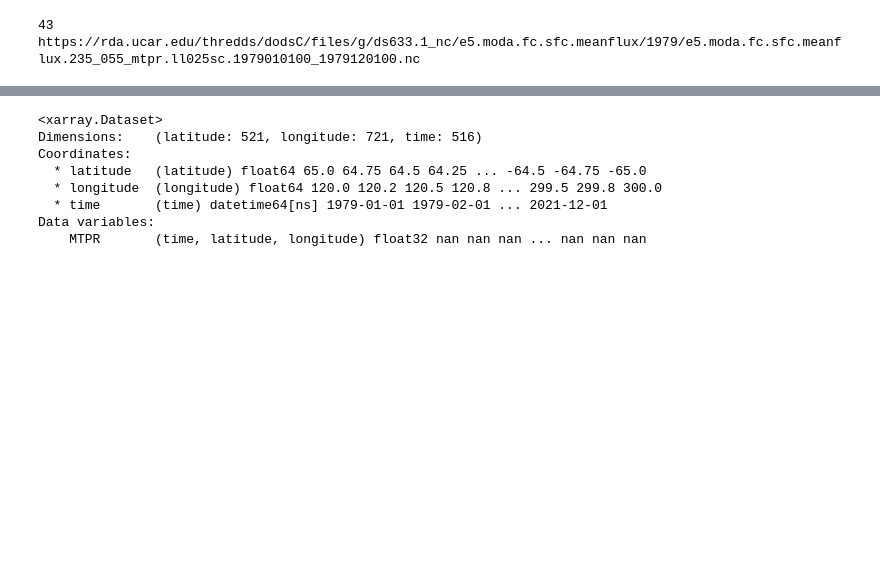
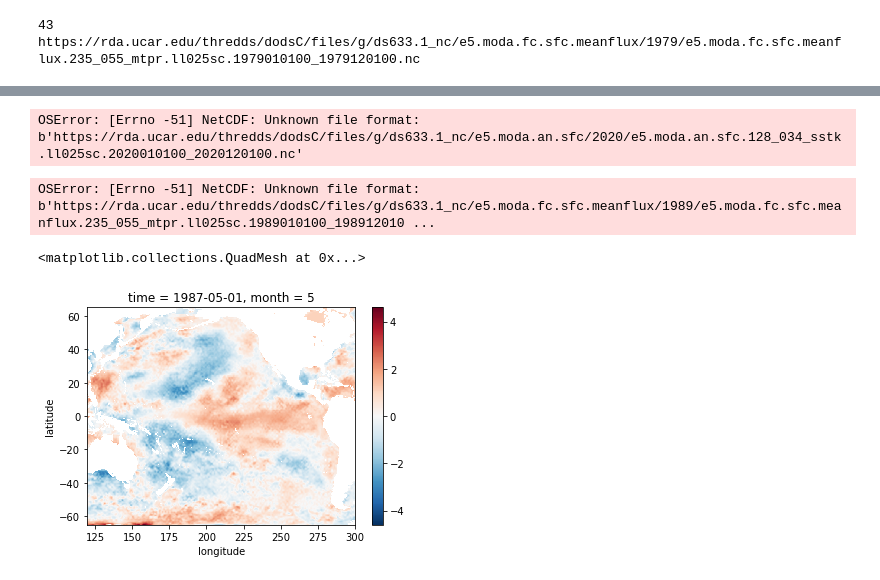
Before and after one commit to atmsillinois/time-series-and-eofs-MingshiYangUIUC, a Jupyter notebook: hw4.ipynb, the cells around one changed output, grey strips where cells are left out. Cells and saved outputs as stored; diff of their text form; code cells hidden in the pictures; blank space fills up the shorter version.

```diff
--- a/hw4.ipynb
+++ b/hw4.ipynb
@@ -110,29 +115,46 @@ lsm.to_netcdf('data/lsm.nc')
 # Unit: K
 ds_t = xr.open_mfdataset(file_list_t, parallel=True, chunks={"time": "50MB"})
 ds_t = ds_t['SSTK'].sel(latitude=slice(65,-65),longitude=slice(120,300)).compute()
+ds_t.to_netcdf('data/t_total.nc')
 ds_t_mean = ds_t.mean(dim='time')
+ds_t_mean.to_netcdf('data/t_mean.nc')
 ds_t_anom = ds_t - ds_t_mean
 ds_t_anom.to_netcdf('data/t_anomaly.nc')
 ds_t_anom_sea = ds_t - ds_t_mean.where(lsm==0)
 ds_t_anom_sea.to_netcdf('data/t_anomaly_sea.nc')
+# %% [output]
+OSError: [Errno -51] NetCDF: Unknown file format: b'https://rda.ucar.edu/thredds/dodsC/files/g/ds633.1_nc/e5.moda.an.sfc/2020/e5.moda.an.sfc.128_034_sstk.ll025sc.2020010100_2020120100.nc'
 # %%
 # Unit: kg m**-2 s**-1
 ds_p = xr.open_mfdataset(file_list_p, parallel=True, chunks={"time": "50MB"})
 ds_p = ds_p['MTPR'].sel(latitude=slice(65,-65),longitude=slice(120,300)).compute()
+ds_p.to_netcdf('data/p_total.nc')
 ds_p_mean = ds_p.mean(dim='time')
+ds_p_mean.to_netcdf('data/p_mean.nc')
 ds_p_anom = ds_p - ds_p_mean
 ds_p_anom.to_netcdf('data/p_anomaly.nc')
 ds_p_anom_sea = ds_p - ds_p_mean.where(lsm==0)
 ds_p_anom.where(lsm==0).to_netcdf('data/p_anomaly_sea.nc')
+# %% [output]
+OSError: [Errno -51] NetCDF: Unknown file format: b'https://rda.ucar.edu/thredds/dodsC/files/g/ds633.1_nc/e5.moda.fc.sfc.meanflux/1989/e5.moda.fc.sfc.meanflux.235_055_mtpr.ll025sc.1989010100_198912010 ...
-# %%
-p_anom_sea = xr.load_dataset('data/p_anomaly_sea.nc')
-p_anom_sea
-# %% [output]
-<xarray.Dataset>
-Dimensions:    (latitude: 521, longitude: 721, time: 516)
-Coordinates:
-  * latitude   (latitude) float64 65.0 64.75 64.5 64.25 ... -64.5 -64.75 -65.0
-  * longitude  (longitude) float64 120.0 120.2 120.5 120.8 ... 299.5 299.8 300.0
-  * time       (time) datetime64[ns] 1979-01-01 1979-02-01 ... 2021-12-01
-Data variables:
-    MTPR       (time, latitude, longitude) float32 nan nan nan ... nan nan nan
+# %%
+def detrend_dim(da, dim, deg=1):
+    # detrend along a single dimension
+    p = da.polyfit(dim=dim, deg=deg)
+    fit = xr.polyval(da[dim], p.polyfit_coefficients)
+    return da - fit
+# %%
+t_anom_0 = xr.load_dataset('data/t_anomaly_sea.nc')['SSTK']
+
+t_anom = detrend_dim(t_anom_0,'time')
+climatology_mean = t_anom.groupby('time.month').mean('time')
+climatology_std = t_anom.groupby('time.month').std('time')
+t_anom_std = xr.apply_ufunc(
+                                  lambda x, m, s: (x - m) / s,
+                                  t_anom.groupby('time.month'),
+                                  climatology_mean, climatology_std)
+# %%
+t_anom_std.sel(time=t_anom_std.time[100]).plot()
+# %% [output]
+<matplotlib.collections.QuadMesh at 0x...>
+[figure, added]
```
Also changed, not shown: parts of 11 cells of this notebook, 1 other file.
